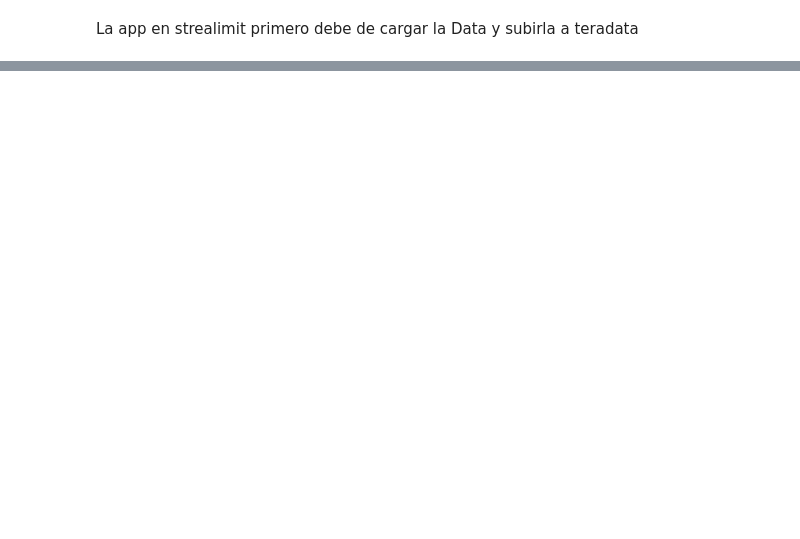
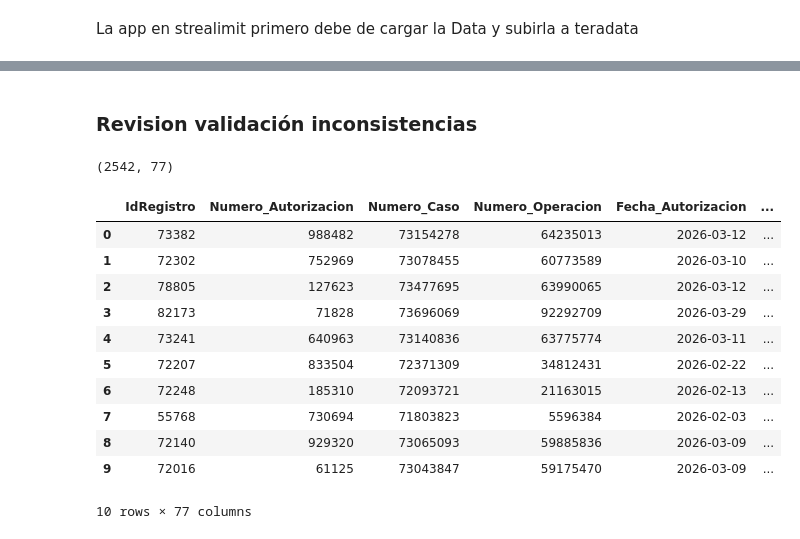
Before and after one commit to Dfperezgdatascientist/Automatizacion_consumo_no_reconocido, a Jupyter notebook: proceso_negocio.ipynb, the cells around one changed output, grey strips where cells are left out. Cells and saved outputs as stored; diff of their text form; code cells hidden in the pictures; blank space fills up the shorter version.

```diff
--- a/proceso_negocio.ipynb
+++ b/proceso_negocio.ipynb
@@ -2,0 +30,12 @@ La app en strealimit primero debe de cargar la Data y subirla a teradata
+# %%
+id_unicos = df_casos['IdRegistro'].dropna().unique().tolist()
+
+ids_sql = ",".join(map(str, id_unicos))
+
+query = f"""
+SELECT *
+FROM DWH_DINERS.BASE_CONSUMOS_NO_RECONOCIDOS_FINAL
+WHERE IdRegistro IN ({ids_sql});
+"""
+
+print(query)
@@ -57,0 +361,33 @@ shape: (10, 2)
+# %% [markdown]
+### Revision validación inconsistencias
+# %%
+# Cargar a DataFrame
+try:
+    with connect_teradata() as conn:
+        cursor = conn.cursor()
+        cursor.execute(query)
+        rows = cursor.fetchall()
+        cols = [col[0] for col in cursor.description]
+        df_valida_carga = pd.DataFrame(rows, columns=cols)
+        cursor.close()
+except Exception as e:
+    print(f"Error al conectar o ejecutar consulta: {e}")
+    df_valida_carga = pd.DataFrame()  # DataFrame vacío en caso de error
+
+# df_valida_carga = pl.DataFrame(df_valida_carga)
+print(df_valida_carga.shape)
+df_valida_carga.head(10)
+# %% [output]
+(2542, 77)
+|  | IdRegistro | Numero_Autorizacion | Numero_Caso | Numero_Operacion | Fecha_Autorizacion | ... |
+| 0 | 73382 | 988482 | 73154278 | 64235013 | 2026-03-12 | ... |
+| 1 | 72302 | 752969 | 73078455 | 60773589 | 2026-03-10 | ... |
+| 2 | 78805 | 127623 | 73477695 | 63990065 | 2026-03-12 | ... |
+| 3 | 82173 | 71828 | 73696069 | 92292709 | 2026-03-29 | ... |
+| 4 | 73241 | 640963 | 73140836 | 63775774 | 2026-03-11 | ... |
+| 5 | 72207 | 833504 | 72371309 | 34812431 | 2026-02-22 | ... |
+| 6 | 72248 | 185310 | 72093721 | 21163015 | 2026-02-13 | ... |
+| 7 | 55768 | 730694 | 71803823 | 5596384 | 2026-02-03 | ... |
+| 8 | 72140 | 929320 | 73065093 | 59885836 | 2026-03-09 | ... |
+| 9 | 72016 | 61125 | 73043847 | 59175470 | 2026-03-09 | ... |
+10 rows × 77 columns
```
Also changed, not shown: parts of 81 cells of this notebook, 8 other files.
